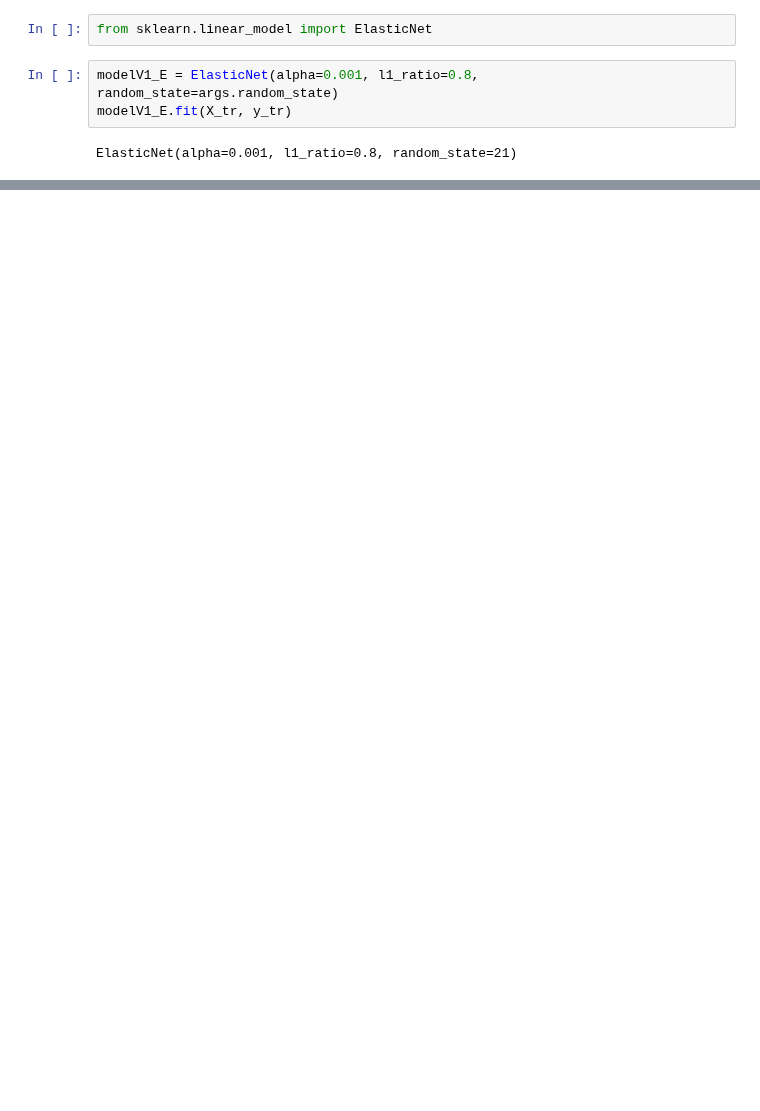
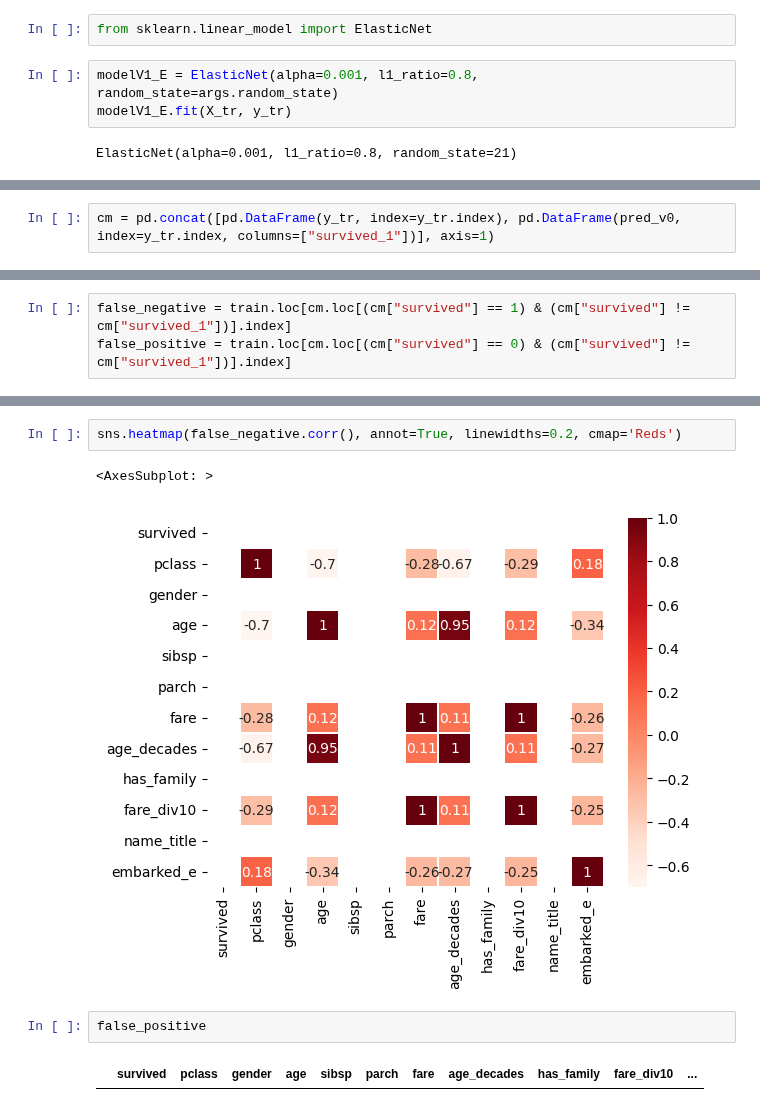
Before and after one commit to moneyless1989/data_engineering, a Jupyter notebook: practices/kaggle/encore_titanic_v1.ipynb, the cells around one changed output, grey strips where cells are left out. Drawn from its saved outputs; the diff is of its cells as text; blank space fills up the shorter version.

```diff
--- a/practices/kaggle/encore_titanic_v1.ipynb
+++ b/practices/kaggle/encore_titanic_v1.ipynb
@@ -1142,0 +1226,2 @@ scores
+# %%
+cm = pd.concat([pd.DataFrame(y_tr, index=y_tr.index), pd.DataFrame(pred_v0, index=y_tr.index, columns=["survived_1"])], axis=1)
@@ -1142,0 +1244,3 @@ scores
+# %%
+false_negative = train.loc[cm.loc[(cm["survived"] == 1) & (cm["survived"] != cm["survived_1"])].index]
+false_positive = train.loc[cm.loc[(cm["survived"] == 0) & (cm["survived"] != cm["survived_1"])].index]
@@ -1142,0 +1262,9 @@ scores
+# %%
+sns.heatmap(false_negative.corr(), annot=True, linewidths=0.2, cmap='Reds')
+# %% [output]
+<AxesSubplot: >
+[figure, added]
+# %%
+false_positive
+# %% [output]
+|  | survived | pclass | gender | age | sibsp | parch | fare | age_decades | has_family | fare_div10 | ... |
```
Also changed, not shown: parts of 38 cells of this notebook, 1 other file.
